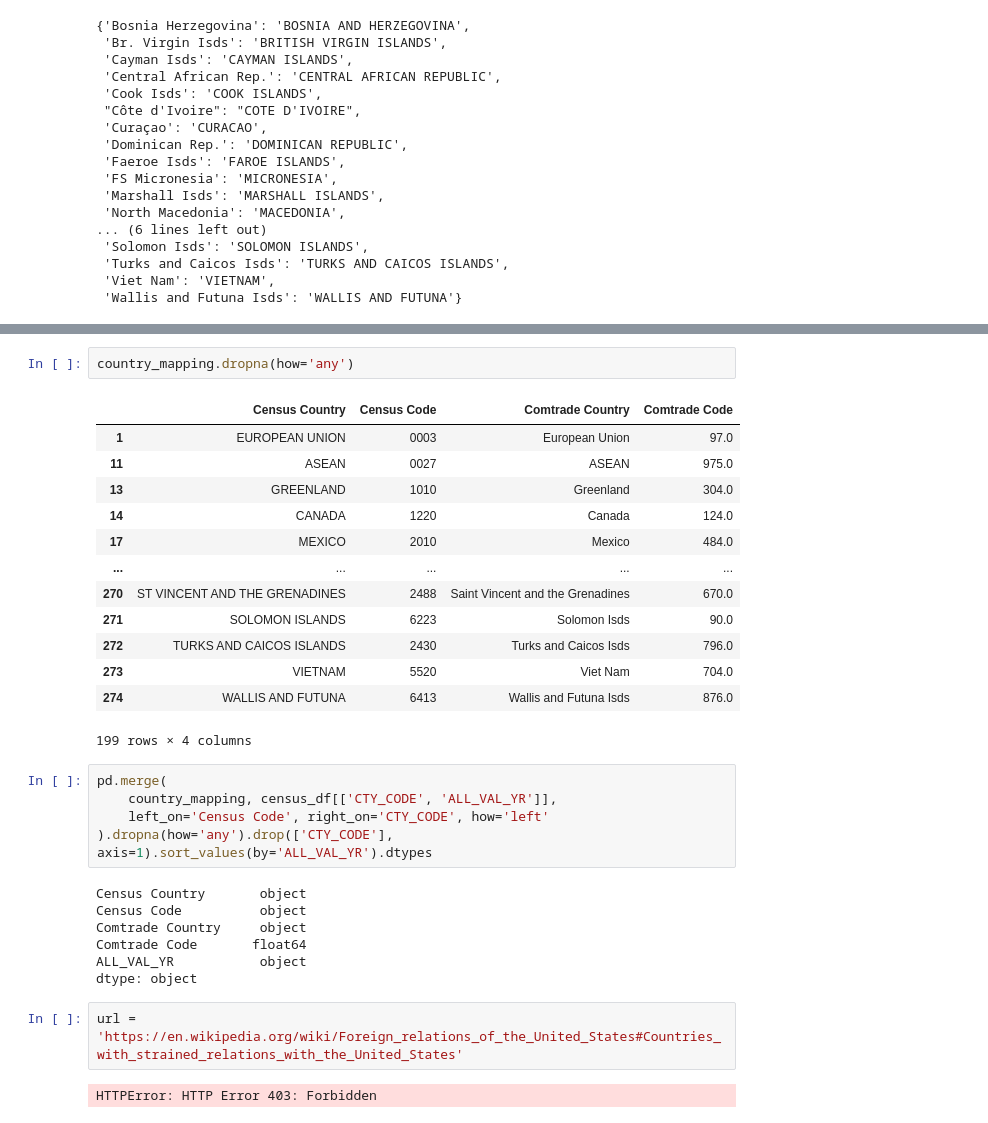
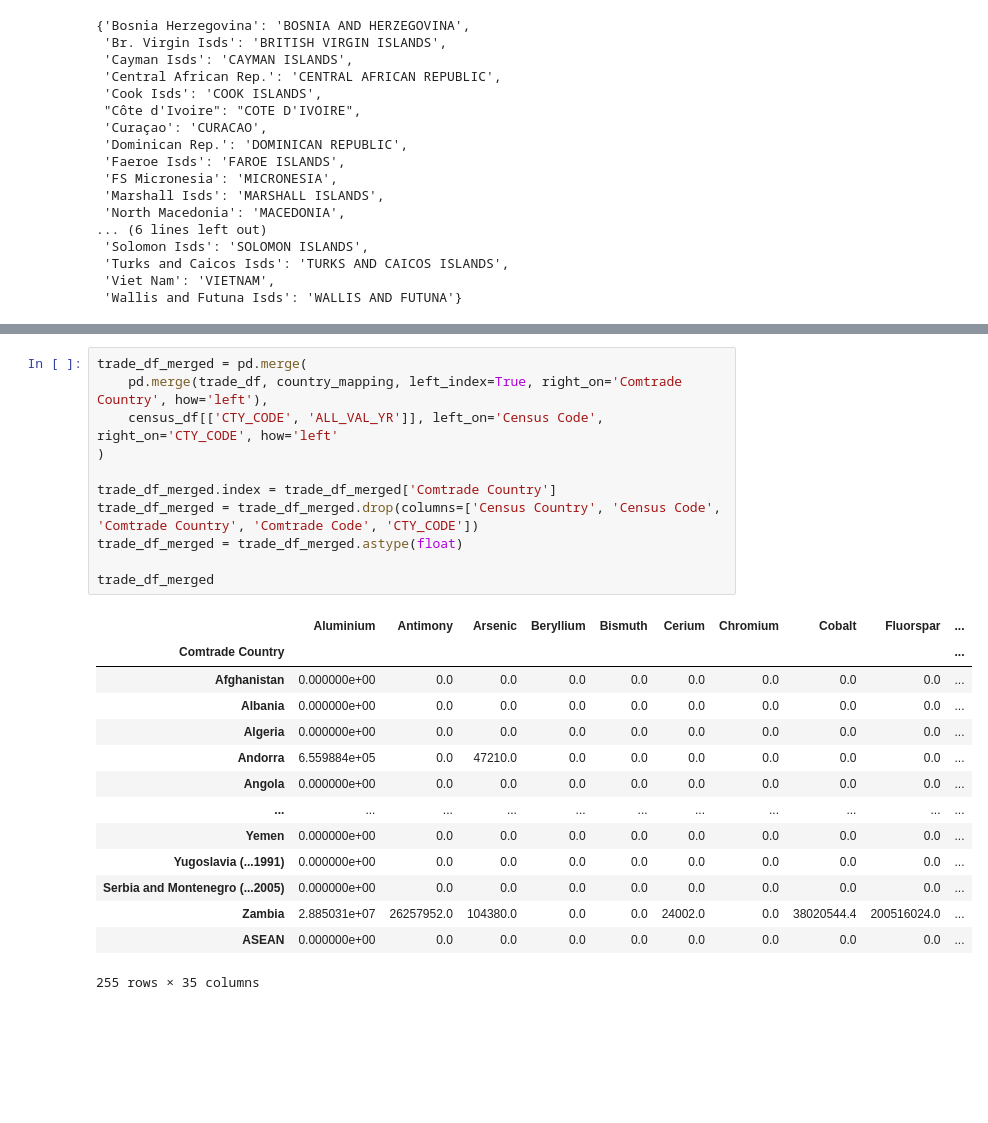
Before and after one commit to kac624/cuny, a Jupyter notebook: D608/story7_KeithC_script.ipynb, the cells around one changed output, grey strips where cells are left out. Cells and saved outputs as stored; diff of their text form; blank space fills up the shorter version.

```diff
--- a/D608/story7_KeithC_script.ipynb
+++ b/D608/story7_KeithC_script.ipynb
@@ -311,32 +344,26 @@ for comtrade_cty, census_cty in matches.items():
-# %%
-country_mapping.dropna(how='any')
-# %% [output]
-|  | Census Country | Census Code | Comtrade Country | Comtrade Code |
-| 1 | EUROPEAN UNION | 0003 | European Union | 97.0 |
-| 11 | ASEAN | 0027 | ASEAN | 975.0 |
-| 13 | GREENLAND | 1010 | Greenland | 304.0 |
-| 14 | CANADA | 1220 | Canada | 124.0 |
-| 17 | MEXICO | 2010 | Mexico | 484.0 |
-| ... | ... | ... | ... | ... |
-| 270 | ST VINCENT AND THE GRENADINES | 2488 | Saint Vincent and the Grenadines | 670.0 |
-| 271 | SOLOMON ISLANDS | 6223 | Solomon Isds | 90.0 |
-| 272 | TURKS AND CAICOS ISLANDS | 2430 | Turks and Caicos Isds | 796.0 |
-| 273 | VIETNAM | 5520 | Viet Nam | 704.0 |
-| 274 | WALLIS AND FUTUNA | 6413 | Wallis and Futuna Isds | 876.0 |
-199 rows × 4 columns
-# %%
-pd.merge(
-    country_mapping, census_df[['CTY_CODE', 'ALL_VAL_YR']],
-    left_on='Census Code', right_on='CTY_CODE', how='left'
-).dropna(how='any').drop(['CTY_CODE'], axis=1).sort_values(by='ALL_VAL_YR').dtypes
-# %% [output]
-Census Country       object
-Census Code          object
-Comtrade Country     object
-Comtrade Code       float64
-ALL_VAL_YR           object
-dtype: object
-# %%
-url = 'https://en.wikipedia.org/wiki/Foreign_relations_of_the_United_States#Countries_with_strained_relations_with_the_United_States'
-# %% [output]
-HTTPError: HTTP Error 403: Forbidden
+# %%
+trade_df_merged = pd.merge(
+    pd.merge(trade_df, country_mapping, left_index=True, right_on='Comtrade Country', how='left'),
+    census_df[['CTY_CODE', 'ALL_VAL_YR']], left_on='Census Code', right_on='CTY_CODE', how='left'
+)
+
+trade_df_merged.index = trade_df_merged['Comtrade Country']
+trade_df_merged = trade_df_merged.drop(columns=['Census Country', 'Census Code', 'Comtrade Country', 'Comtrade Code', 'CTY_CODE'])
+trade_df_merged = trade_df_merged.astype(float)
+
+trade_df_merged
+# %% [output]
+|  | Aluminium | Antimony | Arsenic | Beryllium | Bismuth | Cerium | Chromium | Cobalt | Fluorspar | ... |
+| Comtrade Country |  |  |  |  |  |  |  |  |  | ... |
+| Afghanistan | 0.000000e+00 | 0.0 | 0.0 | 0.0 | 0.0 | 0.0 | 0.0 | 0.0 | 0.0 | ... |
+| Albania | 0.000000e+00 | 0.0 | 0.0 | 0.0 | 0.0 | 0.0 | 0.0 | 0.0 | 0.0 | ... |
+| Algeria | 0.000000e+00 | 0.0 | 0.0 | 0.0 | 0.0 | 0.0 | 0.0 | 0.0 | 0.0 | ... |
+| Andorra | 6.559884e+05 | 0.0 | 47210.0 | 0.0 | 0.0 | 0.0 | 0.0 | 0.0 | 0.0 | ... |
+| Angola | 0.000000e+00 | 0.0 | 0.0 | 0.0 | 0.0 | 0.0 | 0.0 | 0.0 | 0.0 | ... |
+| ... | ... | ... | ... | ... | ... | ... | ... | ... | ... | ... |
+| Yemen | 0.000000e+00 | 0.0 | 0.0 | 0.0 | 0.0 | 0.0 | 0.0 | 0.0 | 0.0 | ... |
+| Yugoslavia (...1991) | 0.000000e+00 | 0.0 | 0.0 | 0.0 | 0.0 | 0.0 | 0.0 | 0.0 | 0.0 | ... |
+| Serbia and Montenegro (...2005) | 0.000000e+00 | 0.0 | 0.0 | 0.0 | 0.0 | 0.0 | 0.0 | 0.0 | 0.0 | ... |
+| Zambia | 2.885031e+07 | 26257952.0 | 104380.0 | 0.0 | 0.0 | 24002.0 | 0.0 | 38020544.4 | 200516024.0 | ... |
+| ASEAN | 0.000000e+00 | 0.0 | 0.0 | 0.0 | 0.0 | 0.0 | 0.0 | 0.0 | 0.0 | ... |
+255 rows × 35 columns
```
Also changed, not shown: parts of 19 cells of this notebook, 17 other files.
